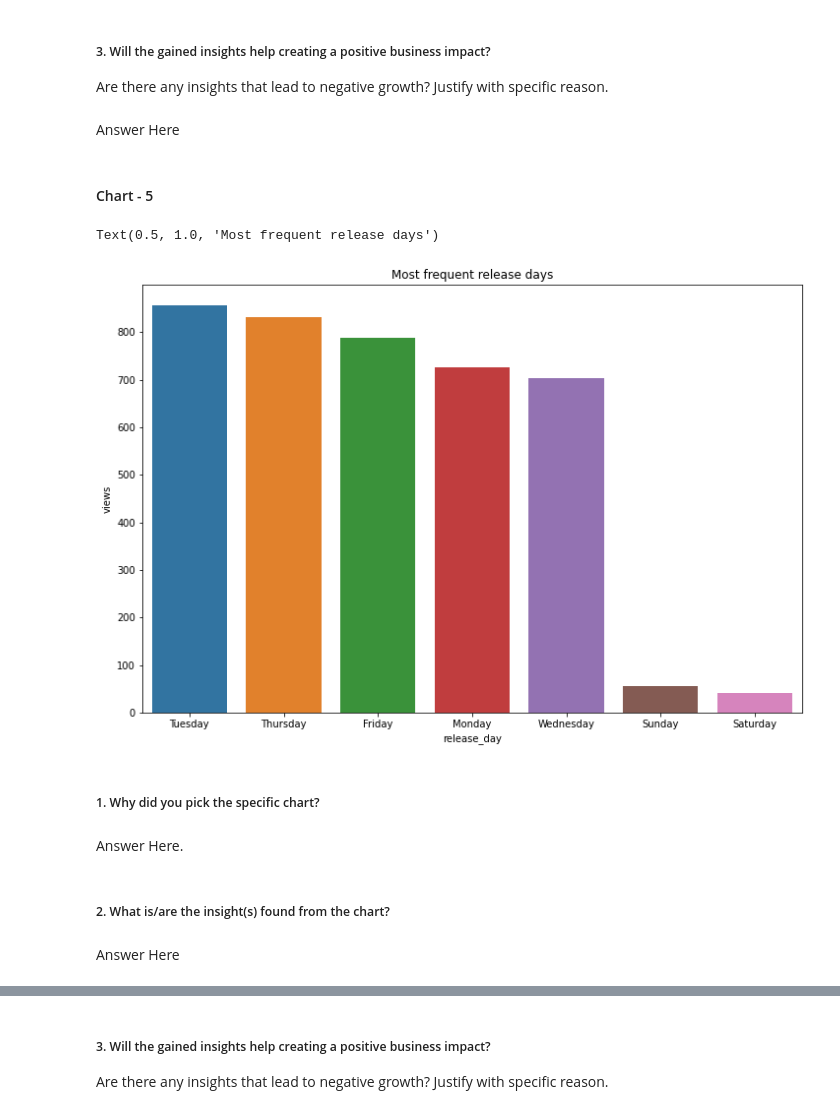
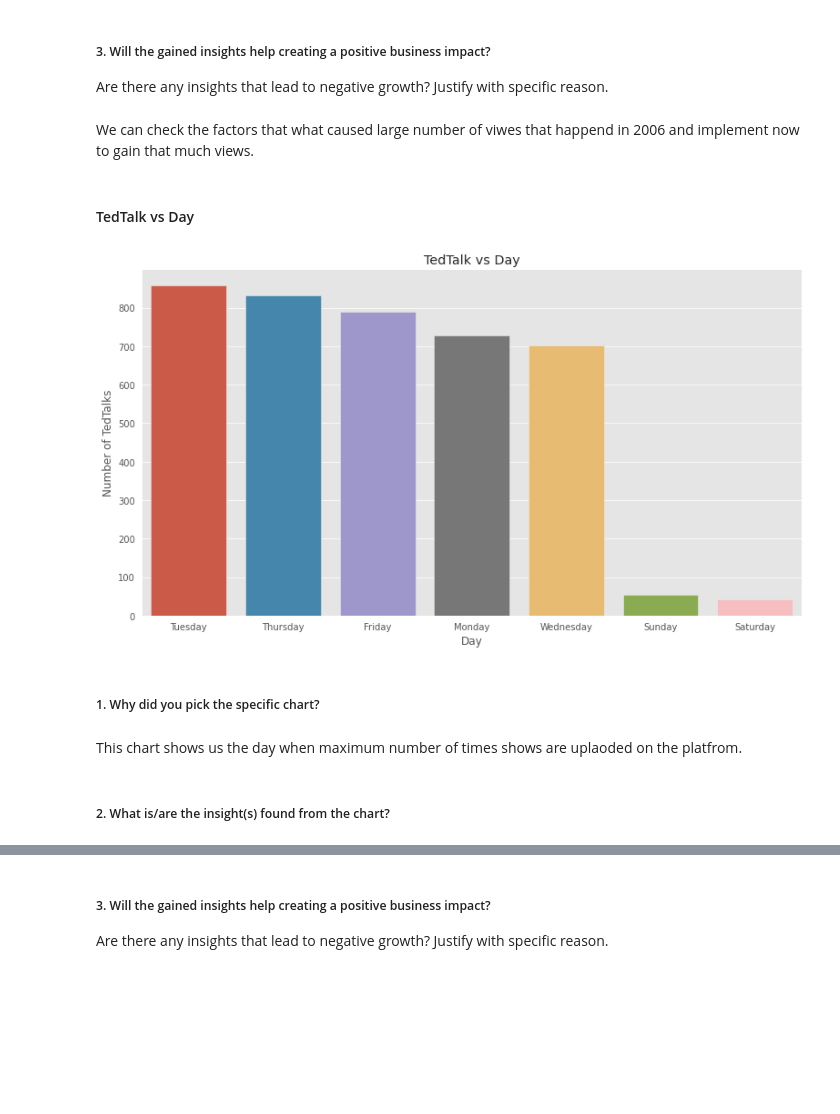
Before and after one commit to aaravpanchal/Ted-Talk-Views-Prediction-, a Jupyter notebook: Ted_Talk_Views_Prediction.ipynb, the cells around one changed output, grey strips where cells are left out. Cells and saved outputs as stored; diff of their text form; code cells hidden in the pictures; blank space fills up the shorter version.

```diff
--- a/Ted_Talk_Views_Prediction.ipynb
+++ b/Ted_Talk_Views_Prediction.ipynb
@@ -316,0 +295,9 @@ sns.barplot(x='speaker_1',y='views',data=pop_df)
+# %%
+#Ploting Distplot
+plt.style.use('ggplot')
+plt.figure(figsize=(13,7))
+sns.distplot(dataset['views'], kde = False, color ='red', bins = 30)
+plt.title("Distribution of Views")
+plt.ylabel("Count")
+plt.xlabel("Views")
+plt.show()
@@ -498,26 +484,26 @@ Answer Here
 # %% [markdown]
 ##### 3. Will the gained insights help creating a positive business impact?
 Are there any insights that lead to negative growth? Justify with specific reason.
-# %% [markdown]
-Answer Here
-# %% [markdown]
-#### Chart - 5
+# %% [markdown]
+We can check the factors that what caused large number of viwes that happend in 2006 and implement now to gain that much views.
+# %% [markdown]
+#### TedTalk vs Day
 # %%
 freq_rel_day=dataset[['release_day','views']].groupby('release_day').agg({'views' : 'count'})
 freq_rel_day=freq_rel_day.sort_values('views',ascending=False)
 freq_rel_day.reset_index(inplace=True)
 # Barplot to show the day of the week having maximum release date
-plt.figure(figsize=(12,8))
+plt.figure(figsize=(13,7))
 sns.barplot(x='release_day',y='views',data=freq_rel_day)
-plt.title('Most frequent release days')
+plt.title('TedTalk vs Day')
+plt.ylabel("Number of TedTalks")
+plt.xlabel("Day")
+plt.show()
 # %% [output]
-Text(0.5, 1.0, 'Most frequent release days')
-[figure, old version]
+[figure, new version]
 # %% [markdown]
 ##### 1. Why did you pick the specific chart?
-# %% [markdown]
-Answer Here.
+# %% [markdown]
+This chart shows us the day when maximum number of times shows are uplaoded on the platfrom.
 # %% [markdown]
 ##### 2. What is/are the insight(s) found from the chart?
-# %% [markdown]
-Answer Here
```
Also changed, not shown: parts of 225 cells of this notebook.
